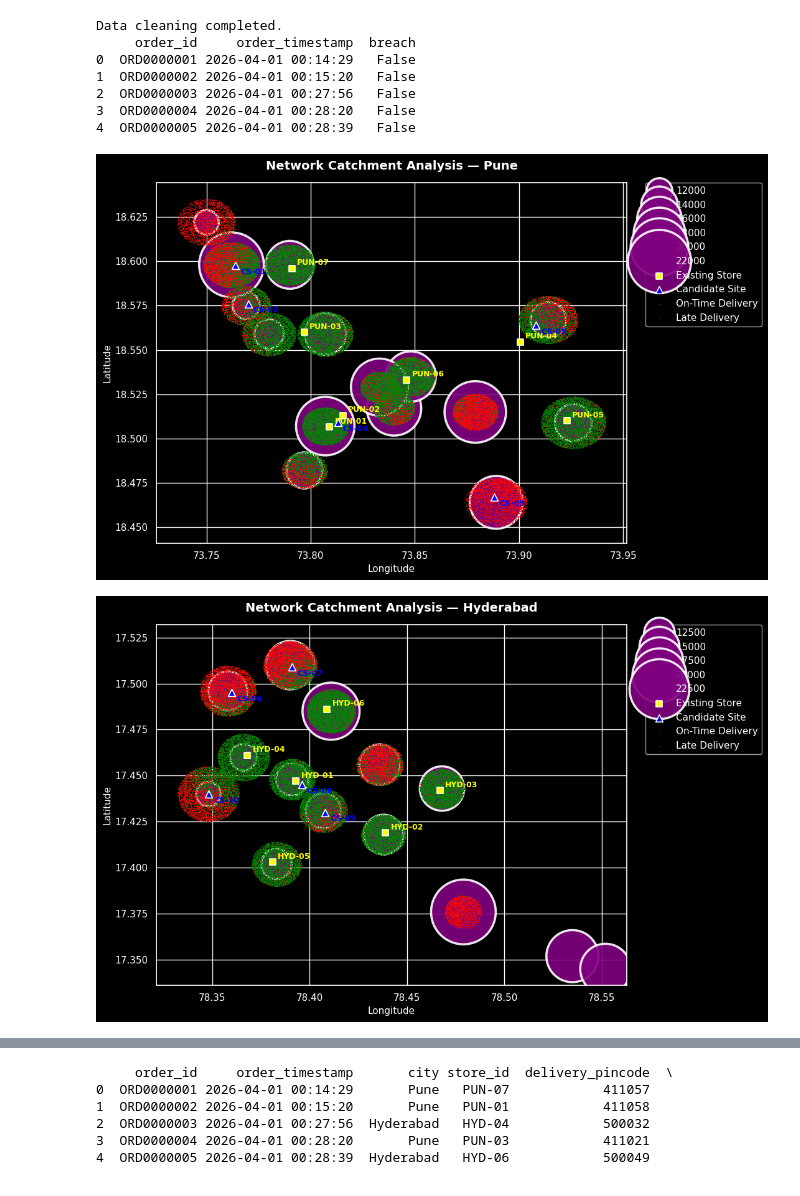
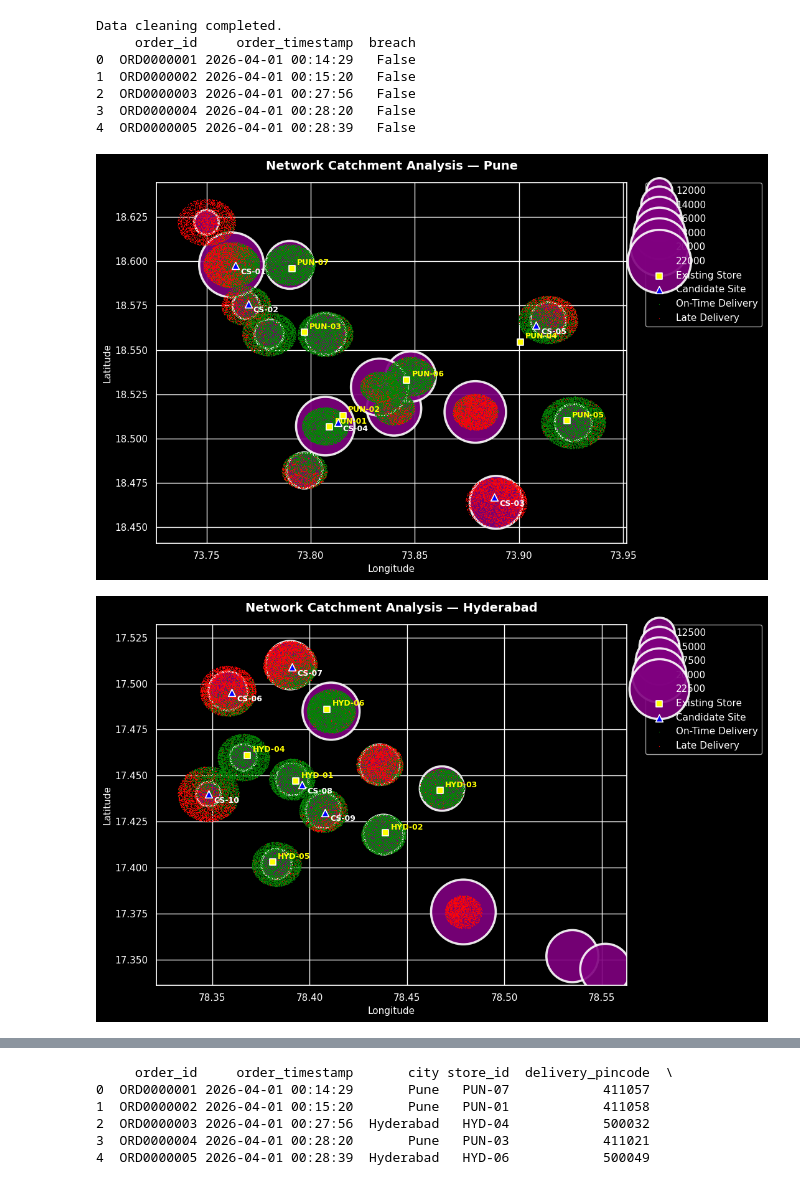
Before and after one commit to jeetb270/Stratify_2026_Dark_Matter, a Jupyter notebook: stratify_2026.ipynb, the cells around one changed output, grey strips where cells are left out. Drawn from its saved outputs; the diff is of its cells as text; code cells hidden in the pictures.

```diff
--- a/stratify_2026.ipynb
+++ b/stratify_2026.ipynb
@@ -77,7 +82,6 @@ Data cleaning completed.
 sns.set_theme(style="darkgrid")
 plt.style.use('dark_background')
 
-# Cities in scope
 cities = ['Pune', 'Hyderabad', 'Jaipur']
 
 for city in cities:
@@ -89,7 +93,7 @@ for city in cities:
 
     plt.figure(figsize=(11, 7))
 
-    # 1. Pincode Centroids (Bubble size = Population Density)
+    # Pincode Centroids (Bubble size = Population Density)
     sns.scatterplot(
         data=city_pincodes,
         x='pincode_centroid_lon',
@@ -101,12 +105,12 @@ for city in cities:
         legend='brief'
     )
 
-    # 2. Existing Active Dark Stores
+    # Existing Active Dark Stores
     plt.scatter(
         city_stores['store_lon'],
         city_stores['store_lat'],
         color='yellow',
-        marker='s',        # Square marker
+        marker='s',        # Square
         s=60,
         edgecolor='white',
         linewidth=1.2,
@@ -114,12 +118,12 @@ for city in cities:
         label='Existing Store'
     )
 
-    # 3. Candidate Dark Store Sites
+    # Candidate Dark Store Sites
     plt.scatter(
         city_candidates['site_lon'],
         city_candidates['site_lat'],
         color='blue',
-        marker='^',        # Triangle marker
+        marker='^',        # Triangle
         s=70,
         edgecolor='white',
         linewidth=1.2,
@@ -127,6 +131,7 @@ for city in cities:
         label='Candidate Site'
     )
 
+    # Order Locations
     on_time = city_orders[city_orders['actual_delivery_min'] <= city_orders['promised_delivery_min']]
     delayed = city_orders[city_orders['actual_delivery_min'] > city_orders['promised_delivery_min']]
 
@@ -151,35 +156,35 @@ for city in cities:
         zorder=1,
         label='Late Delivery'
     )
 
-    # Annotate store IDs
+    # Annotate Store IDs
     for _, row in city_stores.iterrows():
         plt.annotate(
             row['store_id'],
             (row['store_lon'], row['store_lat']),
             fontsize=9, fontweight='bold', color='yellow',
             xytext=(6, 4), textcoords='offset points'
         )
 
-    # Annotate candidate site IDs
+    # Annotate Candidate Site IDs
     for _, row in city_candidates.iterrows():
         plt.annotate(
             row['site_id'],
             (row['site_lon'], row['site_lat']),
-            fontsize=9, fontweight='bold', color='blue',
+            fontsize=9, fontweight='bold', color='white',
             xytext=(6, -10), textcoords='offset points'
         )
 
     # Styling and Labels
     plt.title(f'Network Catchment Analysis — {city}', fontsize=14, fontweight='bold', pad=15)
     plt.xlabel('Longitude', fontsize=11)
     plt.ylabel('Latitude', fontsize=11)
 
     # Place legend outside plot area
     plt.legend(bbox_to_anchor=(1.04, 1), loc="upper left", borderaxespad=0)
     plt.tight_layout()
 
     plt.show()
 # %% [output]
-[figure, old version]
+[figure, new version]
-[figure, old version]
+[figure, new version]
```
Also changed, not shown: parts of 9 cells of this notebook.
